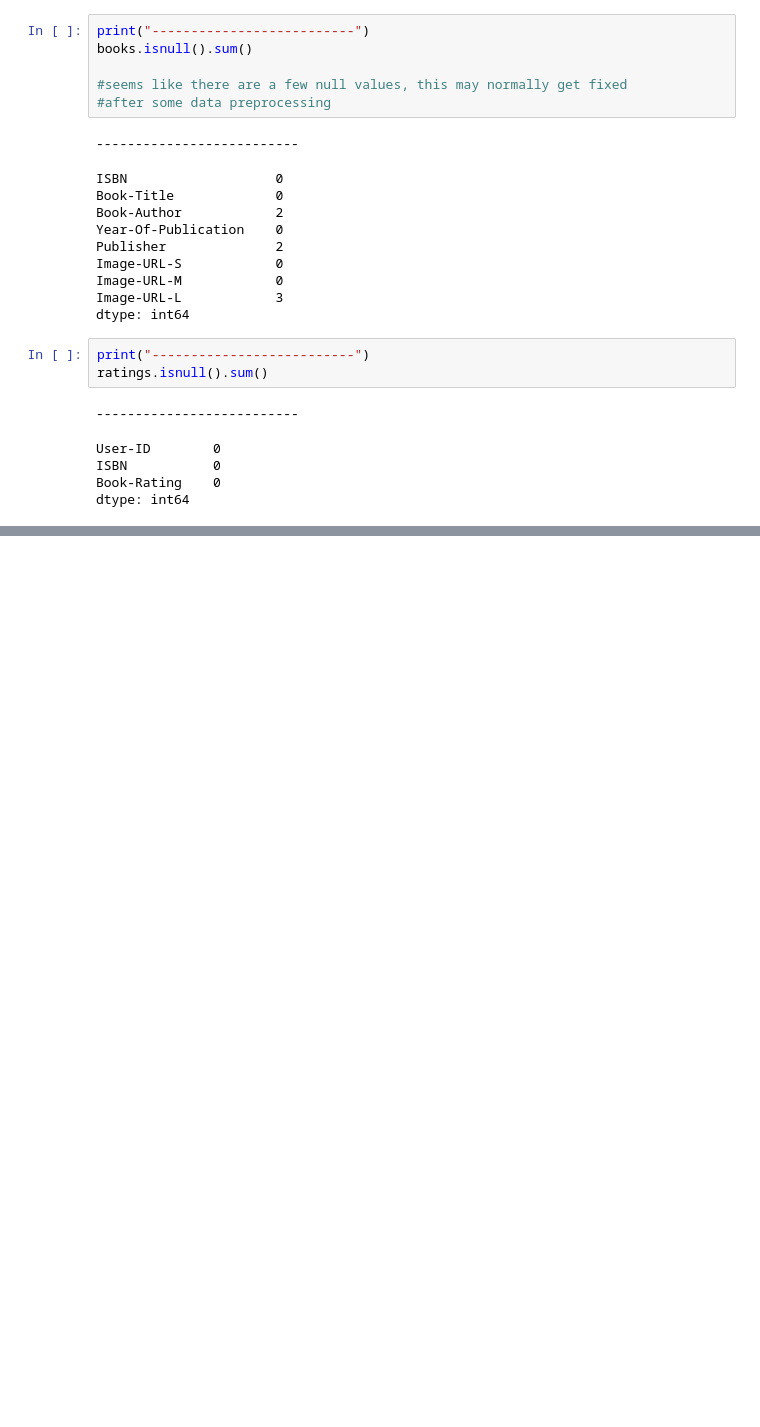
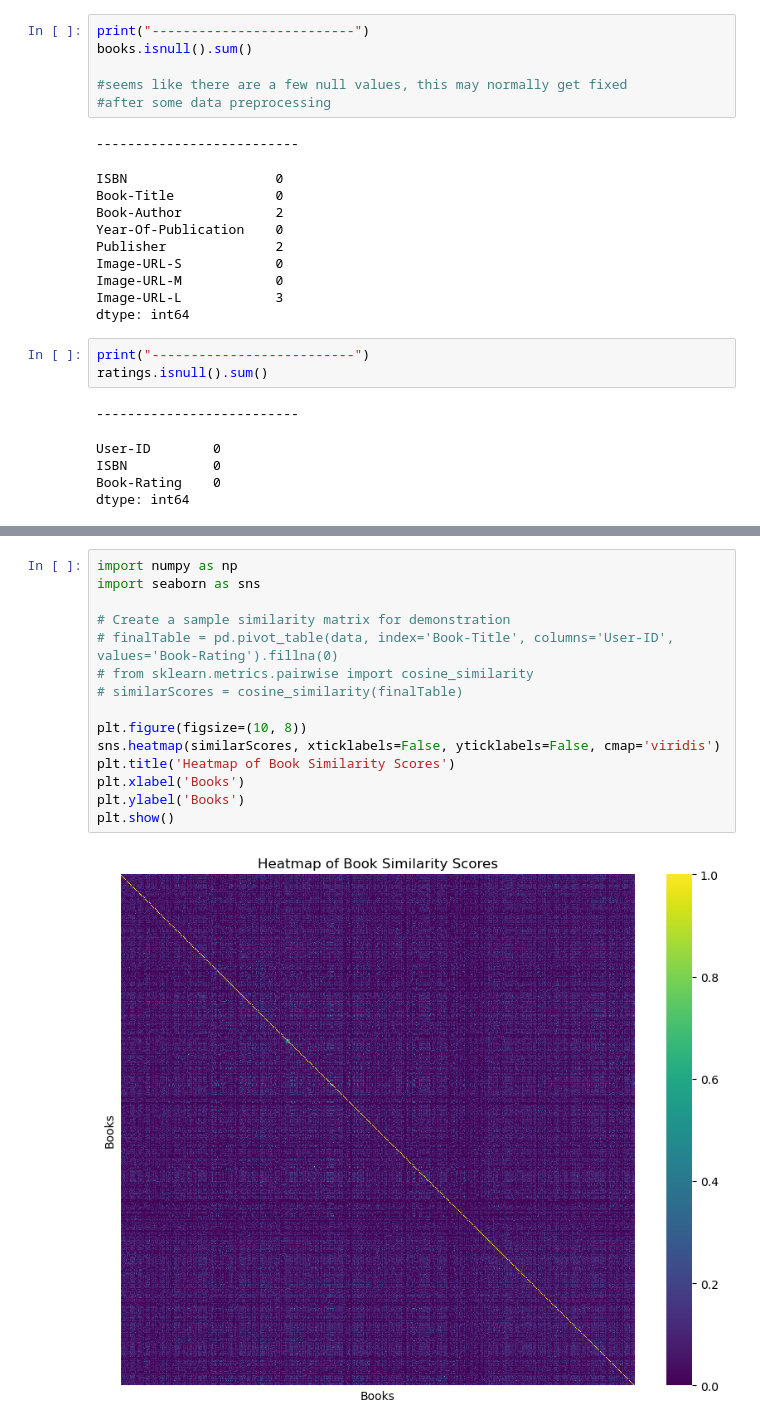
Before and after one commit to Abudyy/book-recommendation-system, a Jupyter notebook: book-recommendation.ipynb, the cells around one changed output, grey strips where cells are left out. Saved outputs shown, nothing was run; the diff lists cells and outputs as text; blank space fills up the shorter version.

```diff
--- a/book-recommendation.ipynb
+++ b/book-recommendation.ipynb
@@ -109,0 +246,17 @@ print("Hello World")
+# %%
+import numpy as np
+import seaborn as sns
+
+# Create a sample similarity matrix for demonstration
+# finalTable = pd.pivot_table(data, index='Book-Title', columns='User-ID', values='Book-Rating').fillna(0)
+# from sklearn.metrics.pairwise import cosine_similarity
+# similarScores = cosine_similarity(finalTable)
+
+plt.figure(figsize=(10, 8))
+sns.heatmap(similarScores, xticklabels=False, yticklabels=False, cmap='viridis')
+plt.title('Heatmap of Book Similarity Scores')
+plt.xlabel('Books')
+plt.ylabel('Books')
+plt.show()
+# %% [output]
+[figure, added]
```
Also changed, not shown: parts of 56 cells of this notebook, 19 other files.
